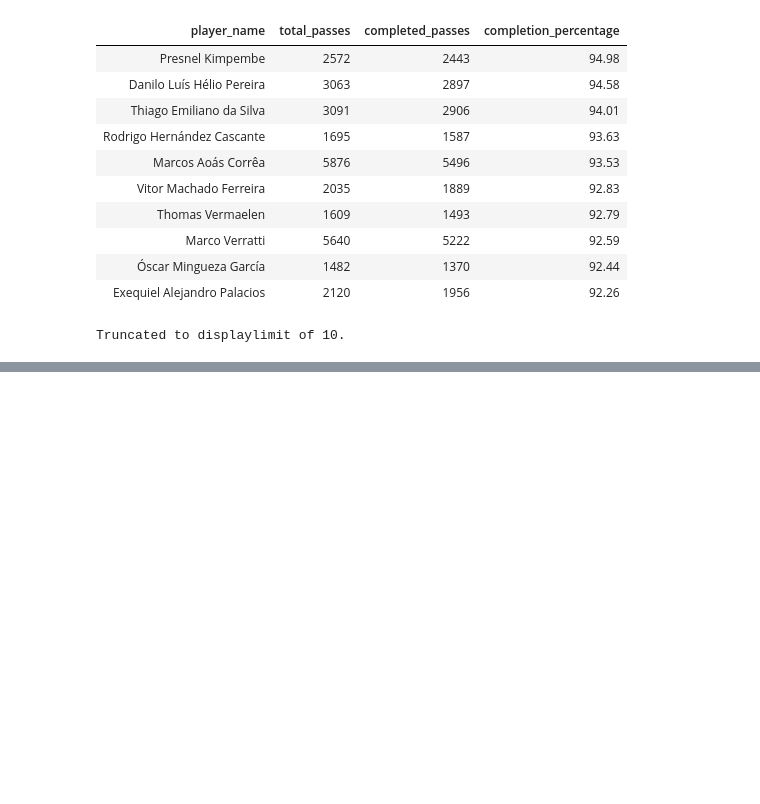
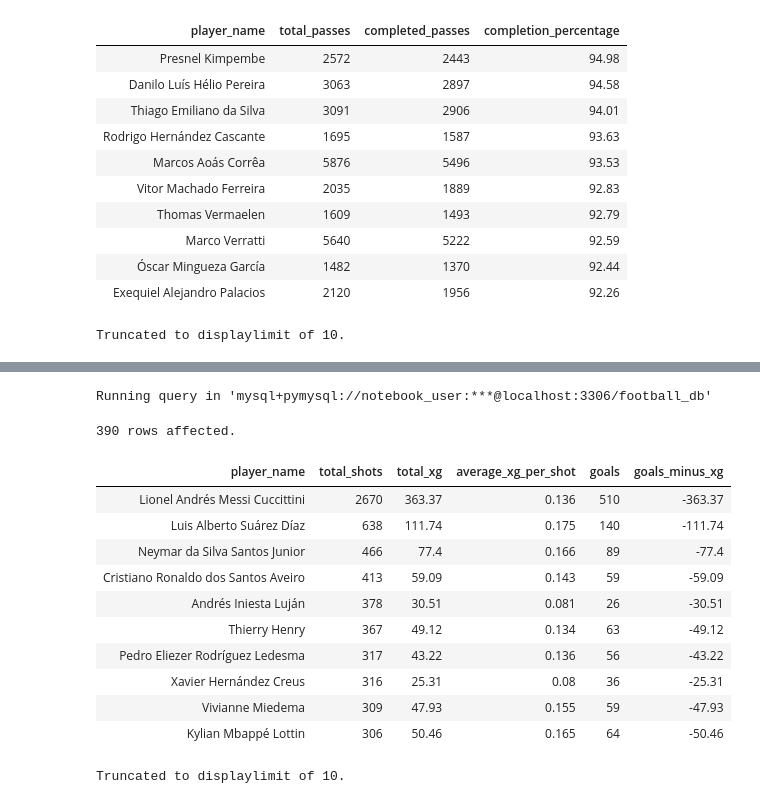
Before and after one commit to rahmahh53/Football_Player_Similarity_Analysis, a Jupyter notebook: notebooks/05_sql_explore_data.ipynb, the cells around one changed output, grey strips where cells are left out. Saved outputs shown, nothing was run; the diff lists cells and outputs as text; code cells hidden in the pictures; blank space fills up the shorter version.

```diff
--- a/notebooks/05_sql_explore_data.ipynb
+++ b/notebooks/05_sql_explore_data.ipynb
@@ -93,0 +660,22 @@ Truncated to displaylimit of 10.
+# %%
+%%sql
+
+select p.player_name, count(*) as total_shots, round(sum(s.statsbomb_xg), 2) as total_xg, round(avg(s.statsbomb_xg), 3) as average_xg_per_shot,
+sum(case when s.outcome_id = 97 then 1 else 0 end) as goals, round(sum(case when s.outcome_id = 9 then 1 else 0 end) - sum(s.statsbomb_xg), 2) as goals_minus_xg
+from events as e join players as p on e.player_id = p.player_id join shots as s on e.event_id = s.event_id group by p.player_id,
+p.player_name having count(*) >= 50 order by total_shots desc;
+# %% [output]
+Running query in 'mysql+pymysql://notebook_user:***@localhost:3306/football_db'
+390 rows affected.
+| player_name | total_shots | total_xg | average_xg_per_shot | goals | goals_minus_xg |
+| Lionel Andrés Messi Cuccittini | 2670 | 363.37 | 0.136 | 510 | -363.37 |
+| Luis Alberto Suárez Díaz | 638 | 111.74 | 0.175 | 140 | -111.74 |
+| Neymar da Silva Santos Junior | 466 | 77.4 | 0.166 | 89 | -77.4 |
+| Cristiano Ronaldo dos Santos Aveiro | 413 | 59.09 | 0.143 | 59 | -59.09 |
+| Andrés Iniesta Luján | 378 | 30.51 | 0.081 | 26 | -30.51 |
+| Thierry Henry | 367 | 49.12 | 0.134 | 63 | -49.12 |
+| Pedro Eliezer Rodríguez Ledesma | 317 | 43.22 | 0.136 | 56 | -43.22 |
+| Xavier Hernández Creus | 316 | 25.31 | 0.08 | 36 | -25.31 |
+| Vivianne Miedema | 309 | 47.93 | 0.155 | 59 | -47.93 |
+| Kylian Mbappé Lottin | 306 | 50.46 | 0.165 | 64 | -50.46 |
+Truncated to displaylimit of 10.
```
Also changed, not shown: parts of 33 cells of this notebook, 3 other files.
